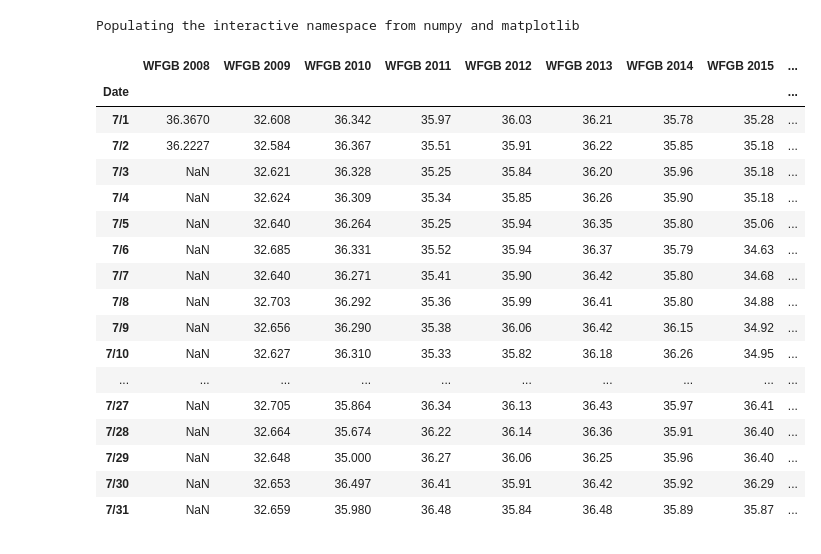
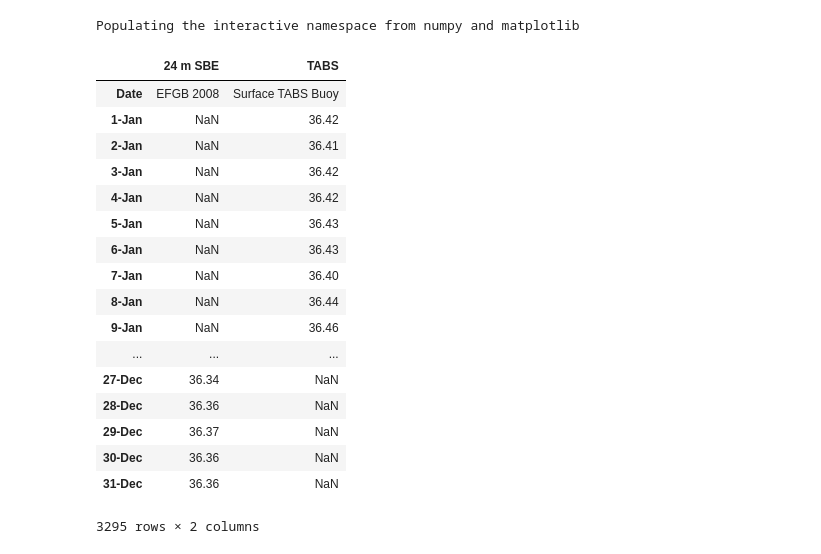
Before and after one commit to mollykerwick/fgb, a Jupyter notebook: sensor.ipynb, the cells around one changed output. Saved outputs shown, nothing was run; the diff lists cells and outputs as text; code cells hidden in the pictures.

```diff
--- a/sensor.ipynb
+++ b/sensor.ipynb
@@ -8,26 +9,26 @@ matplotlib.rcParams.update({'font.size': 20})
 # %% [output]
 Populating the interactive namespace from numpy and matplotlib
 # %%
-filename = "WBsalinity.csv"
-df = pd.read_csv(filename, parse_dates=[0,], index_col=0)
-df["7/1":"7/31"]
-#df.columns
+filename = "efgb_salinity_1col.csv"
+df = pd.read_csv(filename, parse_dates=[0], index_col=0)
+
+df
 # %% [output]
-|  | WFGB 2008 | WFGB 2009 | WFGB 2010 | WFGB 2011 | WFGB 2012 | WFGB 2013 | WFGB 2014 | WFGB 2015 | ... |
-| Date |  |  |  |  |  |  |  |  | ... |
-| 7/1 | 36.3670 | 32.608 | 36.342 | 35.97 | 36.03 | 36.21 | 35.78 | 35.28 | ... |
-| 7/2 | 36.2227 | 32.584 | 36.367 | 35.51 | 35.91 | 36.22 | 35.85 | 35.18 | ... |
-| 7/3 | NaN | 32.621 | 36.328 | 35.25 | 35.84 | 36.20 | 35.96 | 35.18 | ... |
-| 7/4 | NaN | 32.624 | 36.309 | 35.34 | 35.85 | 36.26 | 35.90 | 35.18 | ... |
-| 7/5 | NaN | 32.640 | 36.264 | 35.25 | 35.94 | 36.35 | 35.80 | 35.06 | ... |
-| 7/6 | NaN | 32.685 | 36.331 | 35.52 | 35.94 | 36.37 | 35.79 | 34.63 | ... |
-| 7/7 | NaN | 32.640 | 36.271 | 35.41 | 35.90 | 36.42 | 35.80 | 34.68 | ... |
-| 7/8 | NaN | 32.703 | 36.292 | 35.36 | 35.99 | 36.41 | 35.80 | 34.88 | ... |
-| 7/9 | NaN | 32.656 | 36.290 | 35.38 | 36.06 | 36.42 | 36.15 | 34.92 | ... |
-| 7/10 | NaN | 32.627 | 36.310 | 35.33 | 35.82 | 36.18 | 36.26 | 34.95 | ... |
-| ... | ... | ... | ... | ... | ... | ... | ... | ... | ... |
-| 7/27 | NaN | 32.705 | 35.864 | 36.34 | 36.13 | 36.43 | 35.97 | 36.41 | ... |
-| 7/28 | NaN | 32.664 | 35.674 | 36.22 | 36.14 | 36.36 | 35.91 | 36.40 | ... |
-| 7/29 | NaN | 32.648 | 35.000 | 36.27 | 36.06 | 36.25 | 35.96 | 36.40 | ... |
-| 7/30 | NaN | 32.653 | 36.497 | 36.41 | 35.91 | 36.42 | 35.92 | 36.29 | ... |
-| 7/31 | NaN | 32.659 | 35.980 | 36.48 | 35.84 | 36.48 | 35.89 | 35.87 | ... |
+|  | 24 m SBE | TABS |
+| Date | EFGB 2008 | Surface TABS Buoy |
+| 1-Jan | NaN | 36.42 |
+| 2-Jan | NaN | 36.41 |
+| 3-Jan | NaN | 36.42 |
+| 4-Jan | NaN | 36.42 |
+| 5-Jan | NaN | 36.43 |
+| 6-Jan | NaN | 36.43 |
+| 7-Jan | NaN | 36.40 |
+| 8-Jan | NaN | 36.44 |
+| 9-Jan | NaN | 36.46 |
+| ... | ... | ... |
+| 27-Dec | 36.34 | NaN |
+| 28-Dec | 36.36 | NaN |
+| 29-Dec | 36.37 | NaN |
+| 30-Dec | 36.36 | NaN |
+| 31-Dec | 36.36 | NaN |
+3295 rows × 2 columns
```
Also changed, not shown: parts of 6 cells of this notebook, 6 other files.
